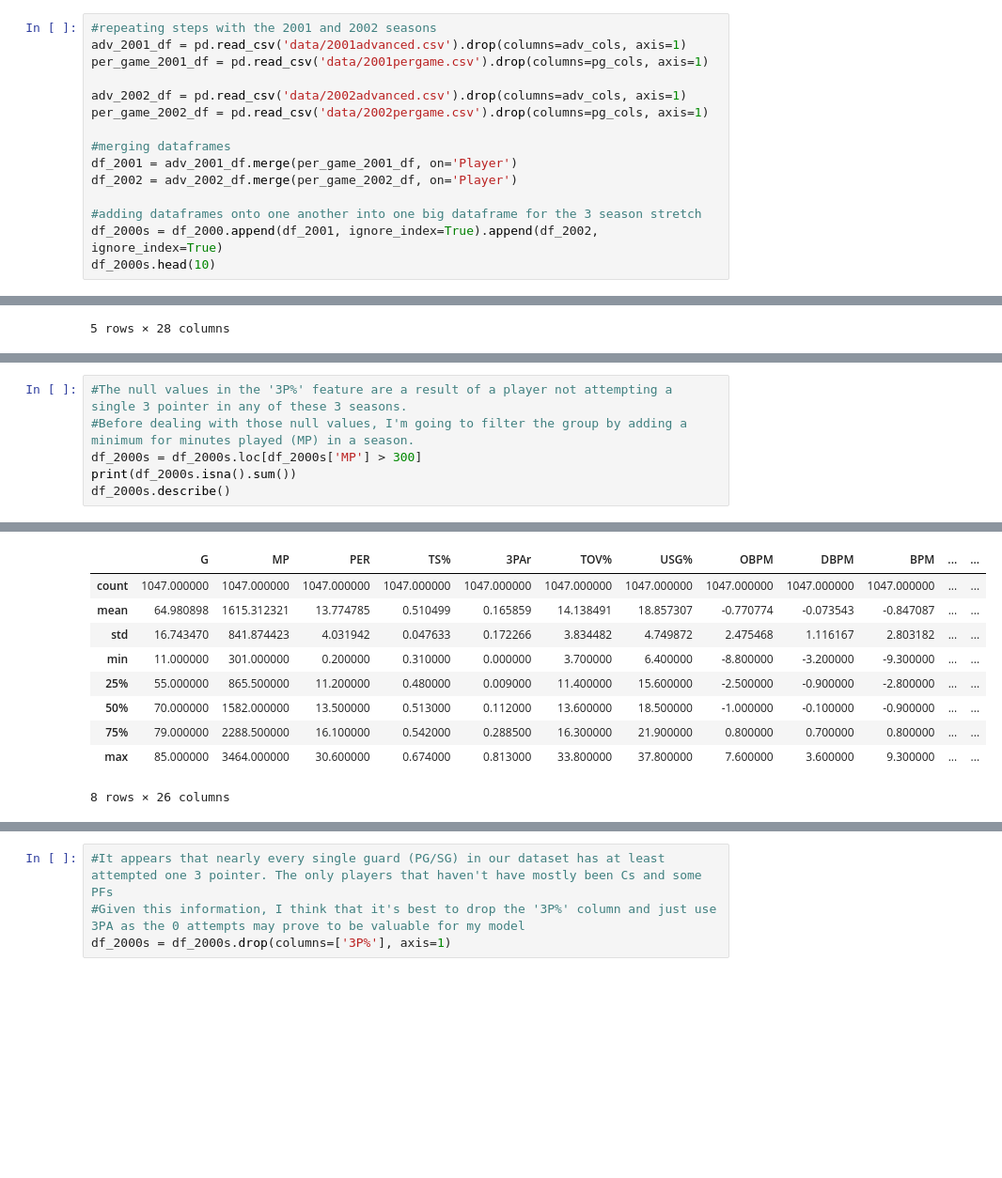
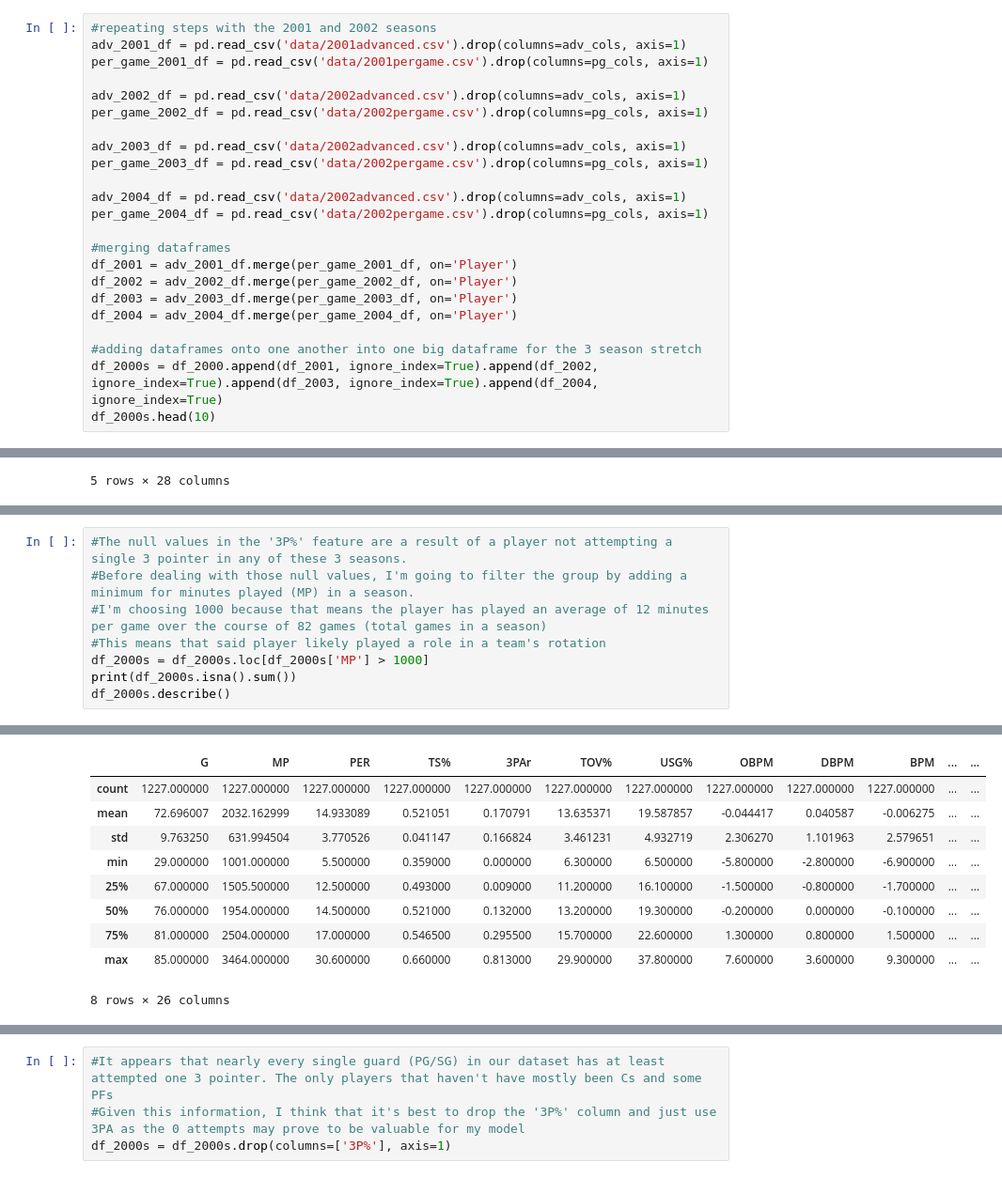
Before and after one commit to dtong136/nba-positions-project, a Jupyter notebook: NBApositionsEDA.ipynb, the cells around one changed output, grey strips where cells are left out. Shown at 94% size. Cells and saved outputs as stored; diff of their text form; blank space fills up the shorter version.

```diff
--- a/NBApositionsEDA.ipynb
+++ b/NBApositionsEDA.ipynb
@@ -51,12 +53,20 @@ per_game_2001_df = pd.read_csv('data/2001pergame.csv').drop(columns=pg_cols, axi
 adv_2002_df = pd.read_csv('data/2002advanced.csv').drop(columns=adv_cols, axis=1)
 per_game_2002_df = pd.read_csv('data/2002pergame.csv').drop(columns=pg_cols, axis=1)
 
+adv_2003_df = pd.read_csv('data/2002advanced.csv').drop(columns=adv_cols, axis=1)
+per_game_2003_df = pd.read_csv('data/2002pergame.csv').drop(columns=pg_cols, axis=1)
+
+adv_2004_df = pd.read_csv('data/2002advanced.csv').drop(columns=adv_cols, axis=1)
+per_game_2004_df = pd.read_csv('data/2002pergame.csv').drop(columns=pg_cols, axis=1)
+
 #merging dataframes
 df_2001 = adv_2001_df.merge(per_game_2001_df, on='Player')
 df_2002 = adv_2002_df.merge(per_game_2002_df, on='Player')
+df_2003 = adv_2003_df.merge(per_game_2003_df, on='Player')
+df_2004 = adv_2004_df.merge(per_game_2004_df, on='Player')
 
 #adding dataframes onto one another into one big dataframe for the 3 season stretch
-df_2000s = df_2000.append(df_2001, ignore_index=True).append(df_2002, ignore_index=True)
+df_2000s = df_2000.append(df_2001, ignore_index=True).append(df_2002, ignore_index=True).append(df_2003, ignore_index=True).append(df_2004, ignore_index=True)
 df_2000s.head(10)
 # %% [output]
 |  | Player | G | MP | PER | TS% | 3PAr | TOV% | USG% | Unnamed: 19 | Unnamed: 24 | ... |
@@ -153,7 +163,9 @@ df_2000s[df_2000s['3P%'].isnull()].describe()
 # %%
 #The null values in the '3P%' feature are a result of a player not attempting a single 3 pointer in any of these 3 seasons.
 #Before dealing with those null values, I'm going to filter the group by adding a minimum for minutes played (MP) in a season.
-df_2000s = df_2000s.loc[df_2000s['MP'] > 300]
+#I'm choosing 1000 because that means the player has played an average of 12 minutes per game over the course of 82 games (total games in a season)
+#This means that said player likely played a role in a team's rotation
+df_2000s = df_2000s.loc[df_2000s['MP'] > 1000]
 print(df_2000s.isna().sum())
 df_2000s.describe()
 # %% [output]
@@ -176,13 +188,13 @@ PTS         0
 dtype: int64
 |  | G | MP | PER | TS% | 3PAr | TOV% | USG% | OBPM | DBPM | BPM | ... | ... |
-| count | 1047.000000 | 1047.000000 | 1047.000000 | 1047.000000 | 1047.000000 | 1047.000000 | 1047.000000 | 1047.000000 | 1047.000000 | 1047.000000 | ... | ... |
-| mean | 64.980898 | 1615.312321 | 13.774785 | 0.510499 | 0.165859 | 14.138491 | 18.857307 | -0.770774 | -0.073543 | -0.847087 | ... | ... |
-| std | 16.743470 | 841.874423 | 4.031942 | 0.047633 | 0.172266 | 3.834482 | 4.749872 | 2.475468 | 1.116167 | 2.803182 | ... | ... |
-| min | 11.000000 | 301.000000 | 0.200000 | 0.310000 | 0.000000 | 3.700000 | 6.400000 | -8.800000 | -3.200000 | -9.300000 | ... | ... |
-| 25% | 55.000000 | 865.500000 | 11.200000 | 0.480000 | 0.009000 | 11.400000 | 15.600000 | -2.500000 | -0.900000 | -2.800000 | ... | ... |
-| 50% | 70.000000 | 1582.000000 | 13.500000 | 0.513000 | 0.112000 | 13.600000 | 18.500000 | -1.000000 | -0.100000 | -0.900000 | ... | ... |
-| 75% | 79.000000 | 2288.500000 | 16.100000 | 0.542000 | 0.288500 | 16.300000 | 21.900000 | 0.800000 | 0.700000 | 0.800000 | ... | ... |
-| max | 85.000000 | 3464.000000 | 30.600000 | 0.674000 | 0.813000 | 33.800000 | 37.800000 | 7.600000 | 3.600000 | 9.300000 | ... | ... |
+| count | 1227.000000 | 1227.000000 | 1227.000000 | 1227.000000 | 1227.000000 | 1227.000000 | 1227.000000 | 1227.000000 | 1227.000000 | 1227.000000 | ... | ... |
+| mean | 72.696007 | 2032.162999 | 14.933089 | 0.521051 | 0.170791 | 13.635371 | 19.587857 | -0.044417 | 0.040587 | -0.006275 | ... | ... |
+| std | 9.763250 | 631.994504 | 3.770526 | 0.041147 | 0.166824 | 3.461231 | 4.932719 | 2.306270 | 1.101963 | 2.579651 | ... | ... |
+| min | 29.000000 | 1001.000000 | 5.500000 | 0.359000 | 0.000000 | 6.300000 | 6.500000 | -5.800000 | -2.800000 | -6.900000 | ... | ... |
+| 25% | 67.000000 | 1505.500000 | 12.500000 | 0.493000 | 0.009000 | 11.200000 | 16.100000 | -1.500000 | -0.800000 | -1.700000 | ... | ... |
+| 50% | 76.000000 | 1954.000000 | 14.500000 | 0.521000 | 0.132000 | 13.200000 | 19.300000 | -0.200000 | 0.000000 | -0.100000 | ... | ... |
+| 75% | 81.000000 | 2504.000000 | 17.000000 | 0.546500 | 0.295500 | 15.700000 | 22.600000 | 1.300000 | 0.800000 | 1.500000 | ... | ... |
+| max | 85.000000 | 3464.000000 | 30.600000 | 0.660000 | 0.813000 | 29.900000 | 37.800000 | 7.600000 | 3.600000 | 9.300000 | ... | ... |
 8 rows × 26 columns
 # %%
 #That cleaned up quite a bit. Let me examine the leftover null values in shooting percentage
```
Also changed, not shown: parts of 9 cells of this notebook, 1 other file.
